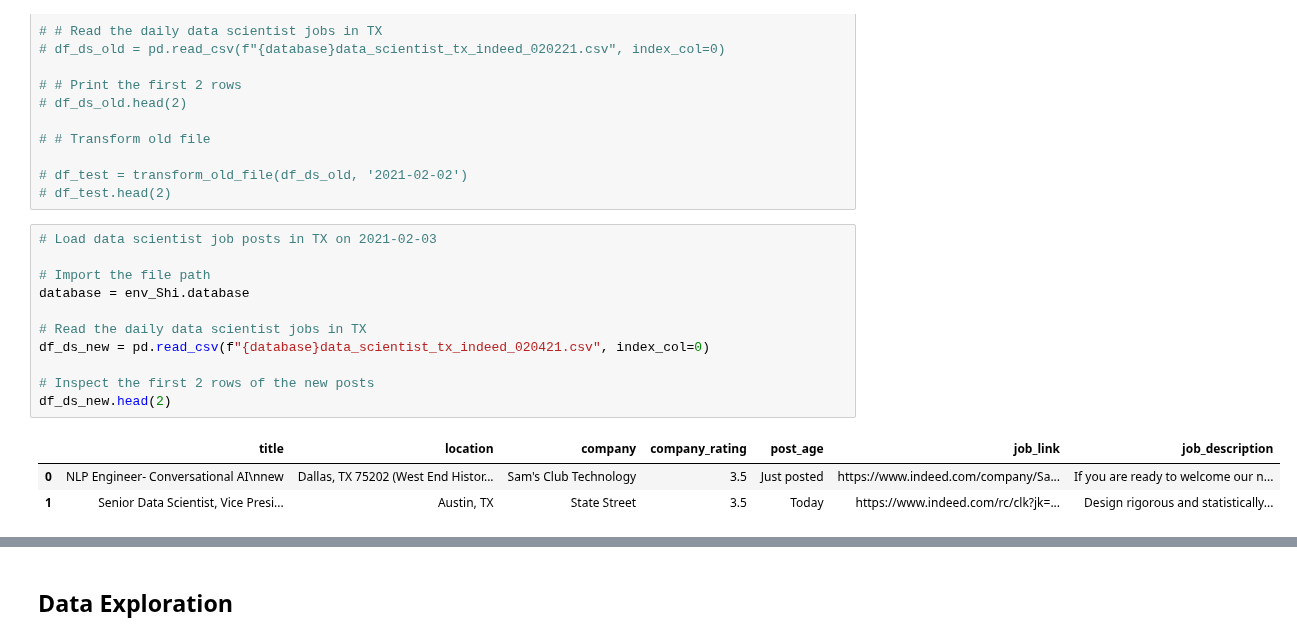
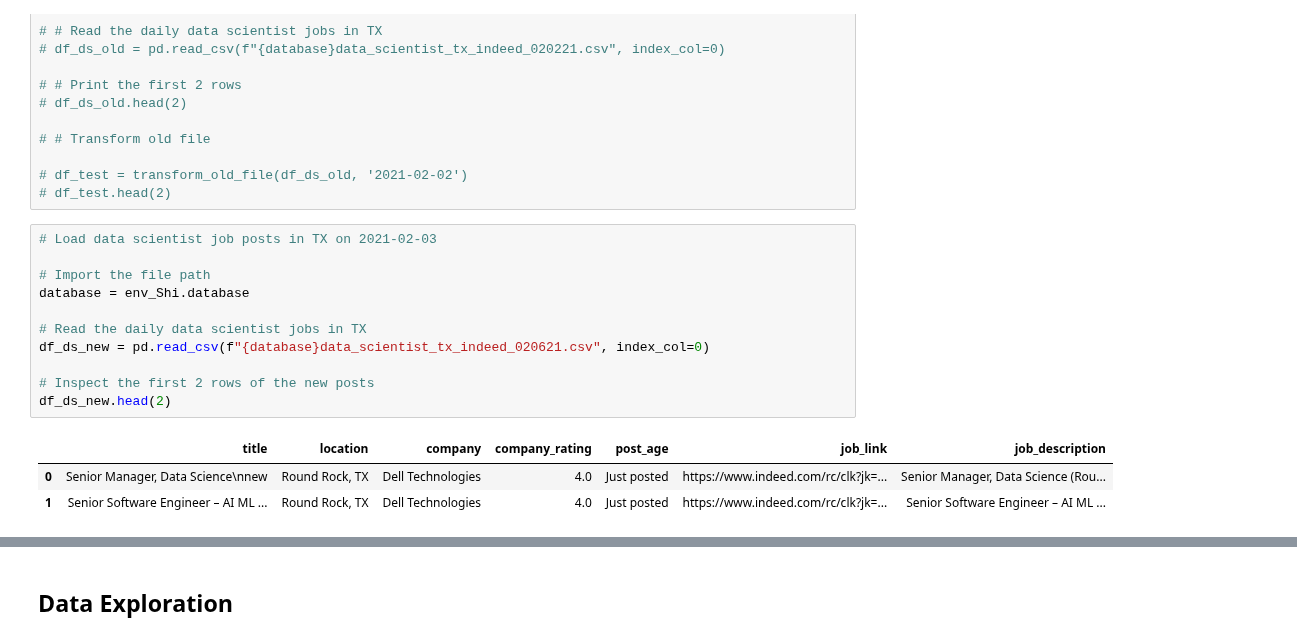
Before and after one commit to Blue-Owl-Data/Job-Search-Dashboard, a Jupyter notebook: notebook/MVP_Shi.ipynb, the cells around one changed output, grey strips where cells are left out. Cells and saved outputs as stored; diff of their text form.

Commit message:
daily update of job posts of data scientist and web developer in TX

```diff
--- a/notebook/MVP_Shi.ipynb
+++ b/notebook/MVP_Shi.ipynb
@@ -833,18 +833,18 @@ parsed[0]
 # %%
 # Load data scientist job posts in TX on 2021-02-03
 
 # Import the file path
 database = env_Shi.database
 
 # Read the daily data scientist jobs in TX
-df_ds_new = pd.read_csv(f"{database}data_scientist_tx_indeed_020421.csv", index_col=0)
+df_ds_new = pd.read_csv(f"{database}data_scientist_tx_indeed_020621.csv", index_col=0)
 
 # Inspect the first 2 rows of the new posts
 df_ds_new.head(2)
 # %% [output]
 |  | title | location | company | company_rating | post_age | job_link | job_description |
-| 0 | NLP Engineer- Conversational AI\nnew | Dallas, TX 75202 (West End Histor... | Sam's Club Technology | 3.5 | Just posted | https://www.indeed.com/company/Sa... | If you are ready to welcome our n... |
-| 1 | Senior Data Scientist, Vice Presi... | Austin, TX | State Street | 3.5 | Today | https://www.indeed.com/rc/clk?jk=... | Design rigorous and statistically... |
+| 0 | Senior Manager, Data Science\nnew | Round Rock, TX | Dell Technologies | 4.0 | Just posted | https://www.indeed.com/rc/clk?jk=... | Senior Manager, Data Science (Rou... |
+| 1 | Senior Software Engineer – AI ML ... | Round Rock, TX | Dell Technologies | 4.0 | Just posted | https://www.indeed.com/rc/clk?jk=... | Senior Software Engineer – AI ML ... |
 # %%
 # Test the function: compute_post_date
 
```
Also changed, not shown: parts of 9 cells of this notebook.
